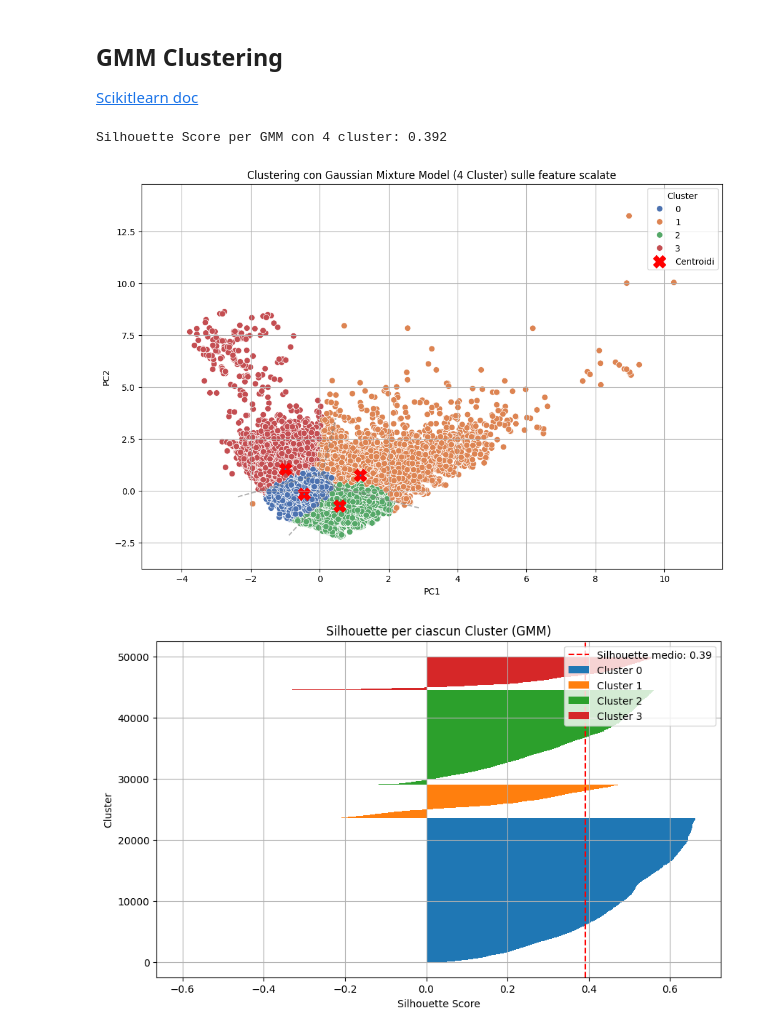
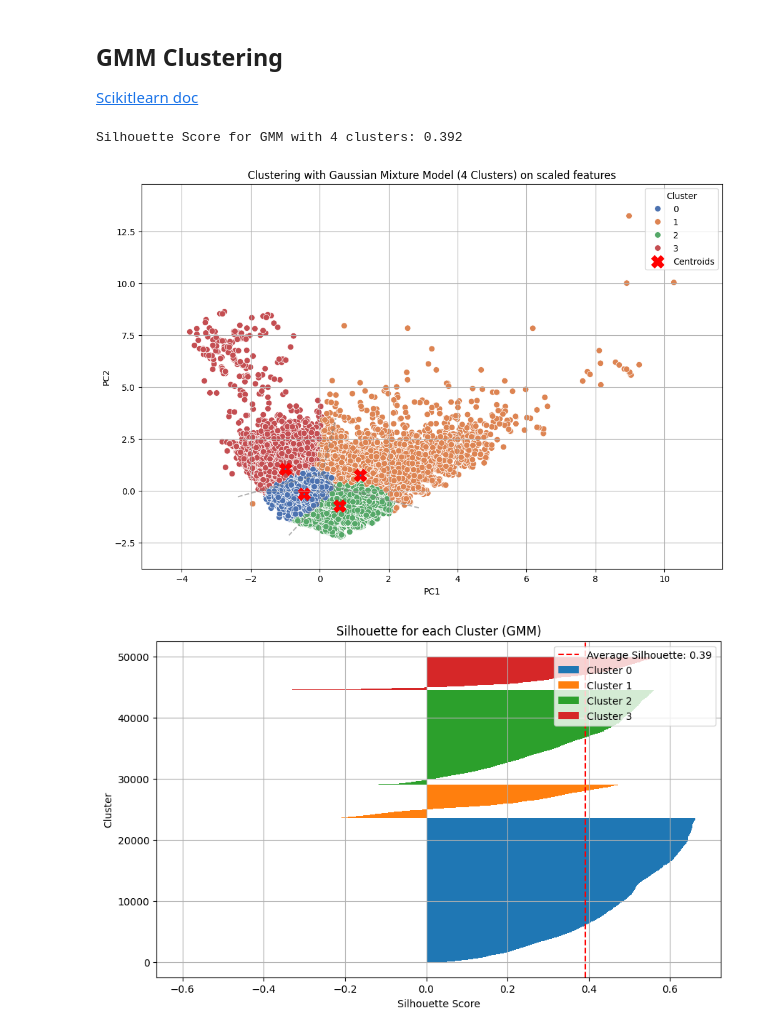
Before and after one commit to fedeStaffo/UK-Traffic-Accidents-Classification-Clustering-TimeSeries, a Jupyter notebook: clustering_uk_roads_accidents.ipynb, the cells around one changed output. Saved outputs shown, nothing was run; the diff lists cells and outputs as text; code cells hidden in the pictures.

```diff
--- a/clustering_uk_roads_accidents.ipynb
+++ b/clustering_uk_roads_accidents.ipynb
@@ -838,109 +838,109 @@ import numpy as np
 from sklearn.preprocessing import StandardScaler
 from scipy.spatial import Voronoi, voronoi_plot_2d
 
-# Selezionare solo PC1 e PC2 per il clustering
+# Select only PC1 and PC2 for clustering
 X = pca_df[['PC1', 'PC2']].values
 
-# Eseguire il campionamento
-sample_size = 50000  # Numero massimo di campioni
+# Perform sampling
+sample_size = 50000  # Maximum number of samples
 X_sampled = X[:sample_size]
 
-# Normalizzare i dati
+# Normalize the data
 scaler = StandardScaler()
 X_sampled_scaled = scaler.fit_transform(X_sampled)
 
-# Eseguire Gaussian Mixture Model (GMM)
-n_clusters = 4  # Numero di cluster scelto
+# Perform Gaussian Mixture Model (GMM)
+n_clusters = 4  # Number of clusters chosen
 gmm = GaussianMixture(n_components=n_clusters, random_state=42)
 gmm_labels = gmm.fit_predict(X_sampled_scaled)
 
-# Calcolare il Silhouette Score
+# Calculate the Silhouette Score
 silhouette_gmm = silhouette_score(X_sampled_scaled, gmm_labels)
-print(f"Silhouette Score per GMM con {n_clusters} cluster: {silhouette_gmm:.3f}")
+print(f"Silhouette Score for GMM with {n_clusters} clusters: {silhouette_gmm:.3f}")
 
-# Calcolare il silhouette score per ogni punto
+# Calculate silhouette score for each point
 silhouette_values = silhouette_samples(X_sampled_scaled, gmm_labels)
 
-# Scatter plot con Voronoi usando i dati scalati
+# Scatter plot with Voronoi using scaled data
 plt.figure(figsize=(12, 8))
 
-# Centroidi calcolati dal modello GMM (media di ogni distribuzione gaussiana)
+# Centroids calculated from the GMM model (mean of each Gaussian distribution)
 centroids = gmm.means_
 
-# Calcolare le regioni di Voronoi (sulle etichette del clustering)
+# Calculate Voronoi regions (using clustering labels)
 vor = Voronoi(centroids)
 
-# Disegnare le regioni di Voronoi
+# Plot Voronoi regions
 voronoi_plot_2d(vor, ax=plt.gca(), show_vertices=False, line_colors='gray', line_width=1.5, line_alpha=0.6, point_size=2)
 
-# Scatter plot dei dati con le feature scalate
+# Scatter plot of the data with scaled features
 sns.scatterplot(x=X_sampled_scaled[:, 0], y=X_sampled_scaled[:, 1], hue=gmm_labels, palette='deep', s=50, legend='full')
-plt.scatter(centroids[:, 0], centroids[:, 1], s=200, c='red', label='Centroidi', marker='X')
+plt.scatter(centroids[:, 0], centroids[:, 1], s=200, c='red', label='Centroids', marker='X')
 
-# Espandere i limiti degli assi per evitare tagli
+# Expand axis limits to avoid cutting
 x_min, x_max = X_sampled_scaled[:, 0].min(), X_sampled_scaled[:, 0].max()
 y_min, y_max = X_sampled_scaled[:, 1].min(), X_sampled_scaled[:, 1].max()
 plt.xlim(x_min - 0.1 * abs(x_max - x_min), x_max + 0.1 * abs(x_max - x_min))
 plt.ylim(y_min - 0.1 * abs(y_max - y_min), y_max + 0.1 * abs(y_max - y_min))
 
-# Modifiche estetiche
-plt.title(f'Clustering con Gaussian Mixture Model ({n_clusters} Cluster) sulle feature scalate')
+# Aesthetic changes
+plt.title(f'Clustering with Gaussian Mixture Model ({n_clusters} Clusters) on scaled features')
 plt.xlabel('PC1')
 plt.ylabel('PC2')
 plt.legend(title='Cluster')
 plt.grid(True)
 plt.show()
 
-# Plot della silhouette per ciascun cluster
+# Plot silhouette for each cluster
 plt.figure(figsize=(10, 6))
 
 y_lower, y_upper = 0, 0
 for i in range(n_clusters):
-    # Ottieni i valori della silhouette per il cluster
+    # Get silhouette values for the cluster
     cluster_silhouette_values = silhouette_values[gmm_labels == i]
     cluster_silhouette_values.sort()
 
-    # Aggiorna gli spazi tra i cluster
+    # Update space between clusters
     y_upper += len(cluster_silhouette_values)
     plt.barh(range(y_lower, y_upper), cluster_silhouette_values, height=1.0, edgecolor='none', label=f"Cluster {i}")
     y_lower += len(cluster_silhouette_values)
 
-# Linea verticale tratteggiata per il valore medio di silhouette
-plt.axvline(x=silhouette_gmm, color="red", linestyle="--", label=f"Silhouette medio: {silhouette_gmm:.2f}")
+# Vertical dashed line for the average silhouette value
+plt.axvline(x=silhouette_gmm, color="red", linestyle="--", label=f"Average Silhouette: {silhouette_gmm:.2f}")
 
-# Modifiche estetiche
-plt.title(f"Silhouette per ciascun Cluster (GMM)")
+# Aesthetic changes
+plt.title(f"Silhouette for each Cluster (GMM)")
 plt.xlabel("Silhouette Score")
 plt.ylabel("Cluster")
-plt.legend(loc="upper right")  # Impostiamo una posizione esplicita per la legenda
+plt.legend(loc="upper right")  # Set a specific position for the legend
 plt.grid(True)
 plt.show()
 
-# Plot delle probabilità di appartenenza di ogni punto al cluster
+# Plot membership probabilities for each point in the cluster
 probs = gmm.predict_proba(X_sampled_scaled)
 
-# Numero di cluster
+# Number of clusters
 n_clusters = gmm.n_components
 
-# Creare i plot delle probabilità di appartenenza per ciascun cluster
+# Create plots of membership probabilities for each cluster
 for cluster_idx in range(n_clusters):
     plt.figure(figsize=(12, 8))
 
-    # Visualizzare le probabilità di appartenenza al cluster corrente
+    # Display the membership probabilities for the current cluster
     scatter = plt.scatter(X_sampled_scaled[:, 0], X_sampled_scaled[:, 1], c=probs[:, cluster_idx], cmap="viridis", s=50)
 
-    # Aggiungere il titolo e le etichette
-    plt.title(f"Probabilità di appartenenza al Cluster {cluster_idx} (GMM)")
+    # Add title and labels
+    plt.title(f"Probability of belonging to Cluster {cluster_idx} (GMM)")
     plt.xlabel('PC1')
     plt.ylabel('PC2')
 
-    # Aggiungere la colorbar
-    plt.colorbar(scatter, label=f"Probabilità di appartenenza al Cluster {cluster_idx}")
+    # Add color bar
+    plt.colorbar(scatter, label=f"Probability of belonging to Cluster {cluster_idx}")
 
-    # Aggiungere la griglia
+    # Add grid
     plt.grid(True)
     plt.show()
 # %% [output]
-Silhouette Score per GMM con 4 cluster: 0.392
+Silhouette Score for GMM with 4 clusters: 0.392
 [figure]
-[figure, old version]
+[figure, new version]
```
Also changed, not shown: parts of 20 cells of this notebook.
